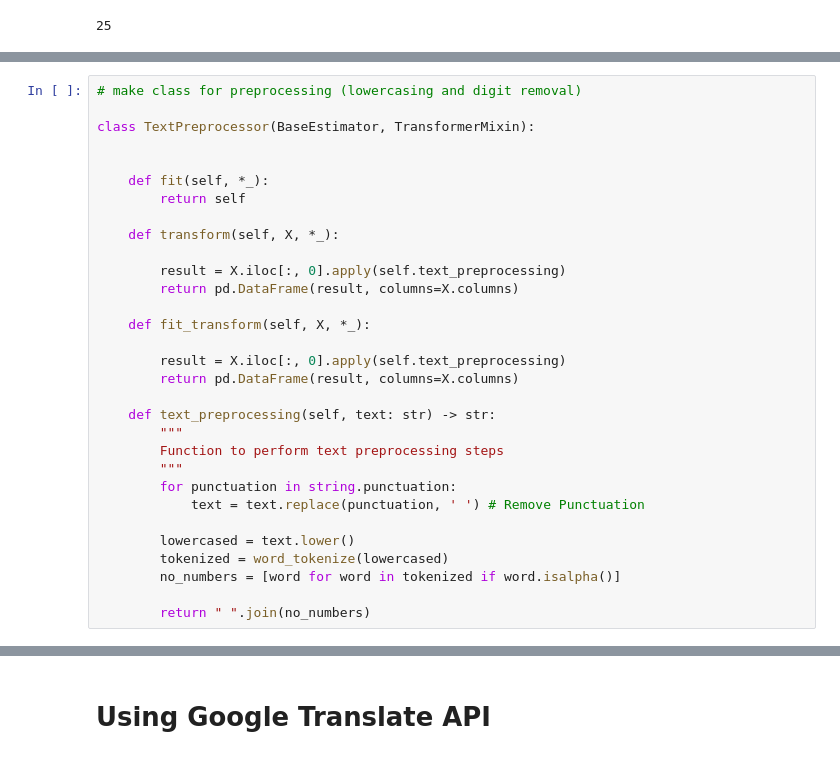
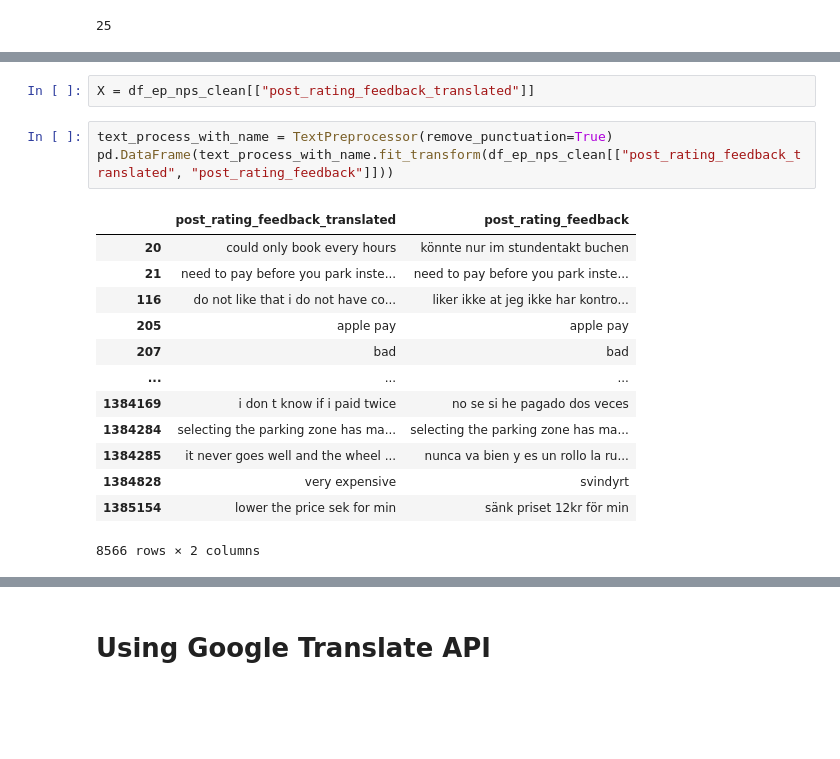
Before and after one commit to moe221/nps_sentiment_analysis, a Jupyter notebook: notebooks/EasyPark - Sentiment Analysis.ipynb, the cells around one changed output, grey strips where cells are left out. Saved outputs shown, nothing was run; the diff lists cells and outputs as text; blank space fills up the shorter version.

```diff
--- a/notebooks/EasyPark - Sentiment Analysis.ipynb
+++ b/notebooks/EasyPark - Sentiment Analysis.ipynb
@@ -291,31 +237,0 @@ stopwords.words('english')
-# %%
-# make class for preprocessing (lowercasing and digit removal)
-
-class TextPreprocessor(BaseEstimator, TransformerMixin):
-
-
-    def fit(self, *_):
-        return self
-
-    def transform(self, X, *_):
-
-        result = X.iloc[:, 0].apply(self.text_preprocessing)
-        return pd.DataFrame(result, columns=X.columns)
-
-    def fit_transform(self, X, *_):
-
-        result = X.iloc[:, 0].apply(self.text_preprocessing)
-        return pd.DataFrame(result, columns=X.columns)
-
-    def text_preprocessing(self, text: str) -> str:
-        """
-        Function to perform text preprocessing steps
-        """
-        for punctuation in string.punctuation:
-            text = text.replace(punctuation, ' ') # Remove Punctuation
-
-        lowercased = text.lower()
-        tokenized = word_tokenize(lowercased)
-        no_numbers = [word for word in tokenized if word.isalpha()]
-
-        return " ".join(no_numbers)
@@ -407,0 +341,19 @@ pd.DataFrame(results)
+# %%
+X = df_ep_nps_clean[["post_rating_feedback_translated"]]
+# %%
+text_process_with_name = TextPreprocessor(remove_punctuation=True)
+pd.DataFrame(text_process_with_name.fit_transform(df_ep_nps_clean[["post_rating_feedback_translated", "post_rating_feedback"]]))
+# %% [output]
+|  | post_rating_feedback_translated | post_rating_feedback |
+| 20 | could only book every hours | könnte nur im stundentakt buchen |
+| 21 | need to pay before you park inste... | need to pay before you park inste... |
+| 116 | do not like that i do not have co... | liker ikke at jeg ikke har kontro... |
+| 205 | apple pay | apple pay |
+| 207 | bad | bad |
+| ... | ... | ... |
+| 1384169 | i don t know if i paid twice | no se si he pagado dos veces |
+| 1384284 | selecting the parking zone has ma... | selecting the parking zone has ma... |
+| 1384285 | it never goes well and the wheel ... | nunca va bien y es un rollo la ru... |
+| 1384828 | very expensive | svindyrt |
+| 1385154 | lower the price sek for min | sänk priset 12kr för min |
+8566 rows × 2 columns
```
Also changed, not shown: parts of 29 cells of this notebook.
